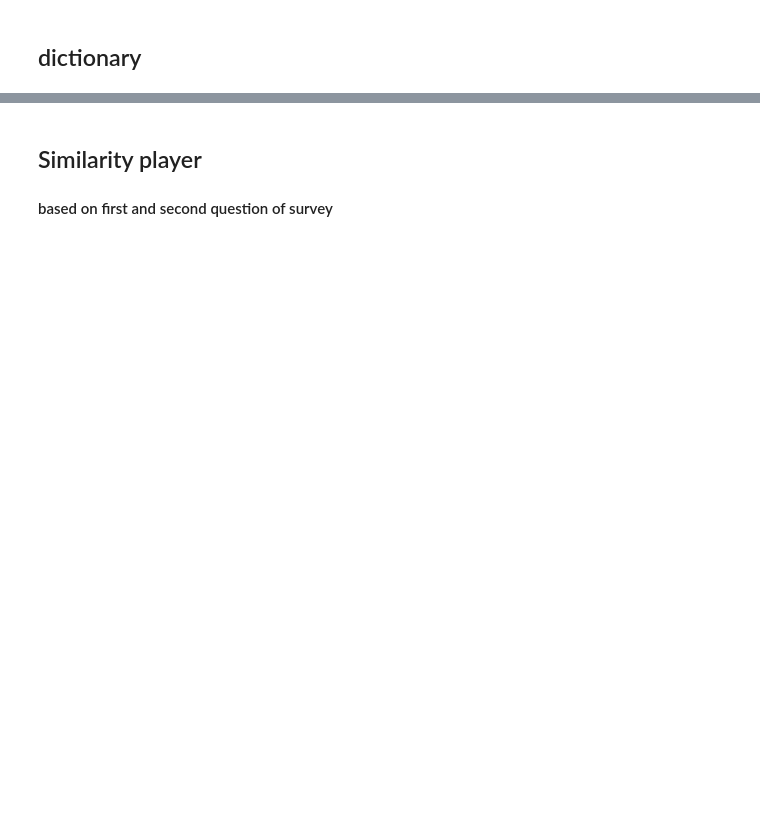
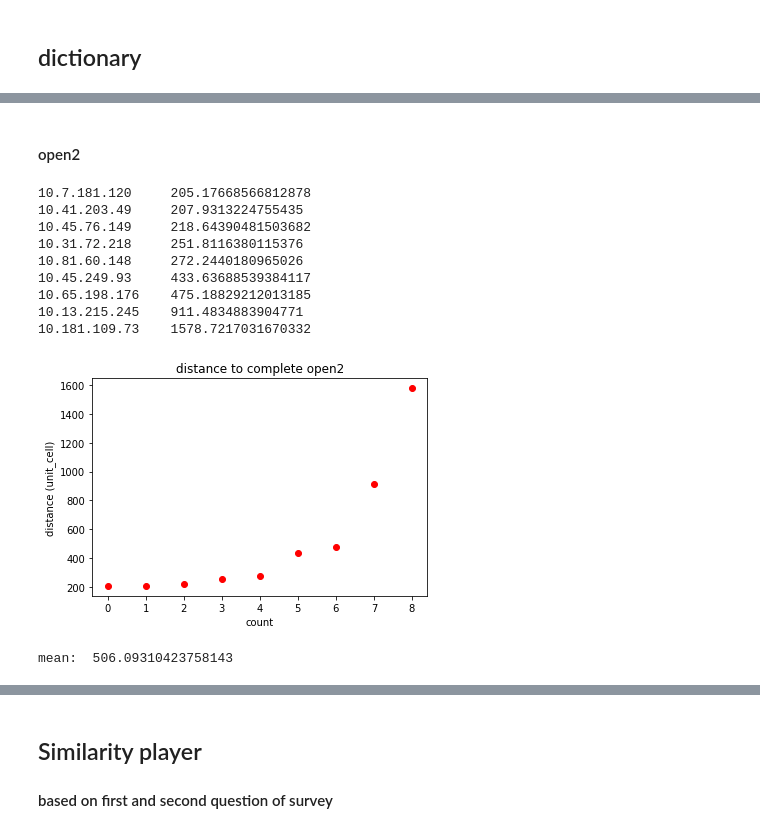
Before and after one commit to Simone94Richter/human-and-robotic-exploration, a Jupyter notebook: python/survey_analysis.ipynb, the cells around one changed output, grey strips where cells are left out. Drawn from its saved outputs; the diff is of its cells as text; code cells hidden in the pictures; blank space fills up the shorter version.

```diff
--- a/python/survey_analysis.ipynb
+++ b/python/survey_analysis.ipynb
@@ -114,0 +269,17 @@ for key in player_result_dict:
+# %% [markdown]
+#### open2
+# %%
+%matplotlib inline
+showPathDistance(distance_open2, title="distance to complete open2")
+# %% [output]
+10.7.181.120     205.17668566812878
+10.41.203.49     207.9313224755435
+10.45.76.149     218.64390481503682
+10.31.72.218     251.8116380115376
+10.81.60.148     272.2440180965026
+10.45.249.93     433.63688539384117
+10.65.198.176    475.18829212013185
+10.13.215.245    911.4834883904771
+10.181.109.73    1578.7217031670332
+[figure, added]
+mean:  506.09310423758143
```
Also changed, not shown: parts of 66 cells of this notebook, 1 other file.
